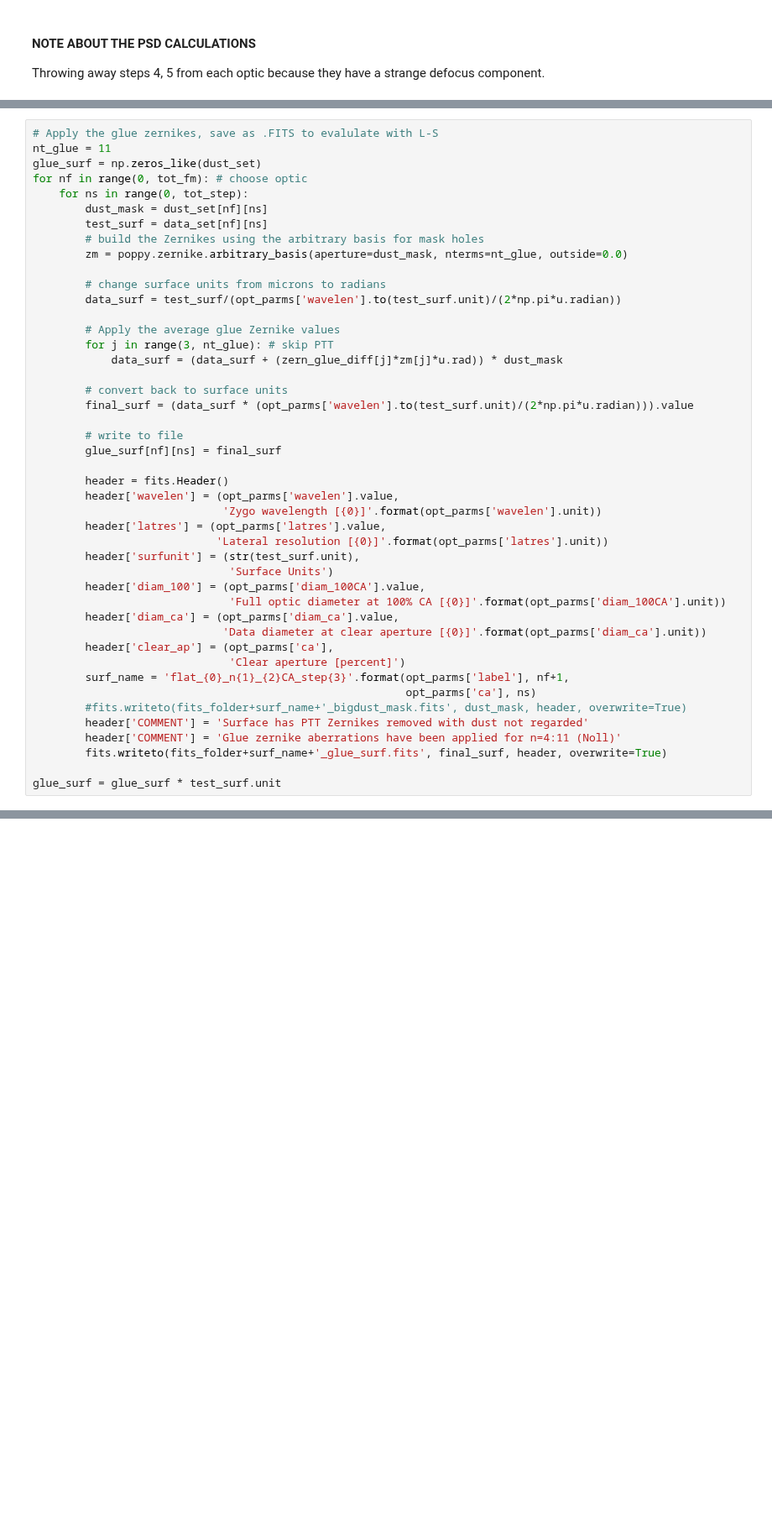
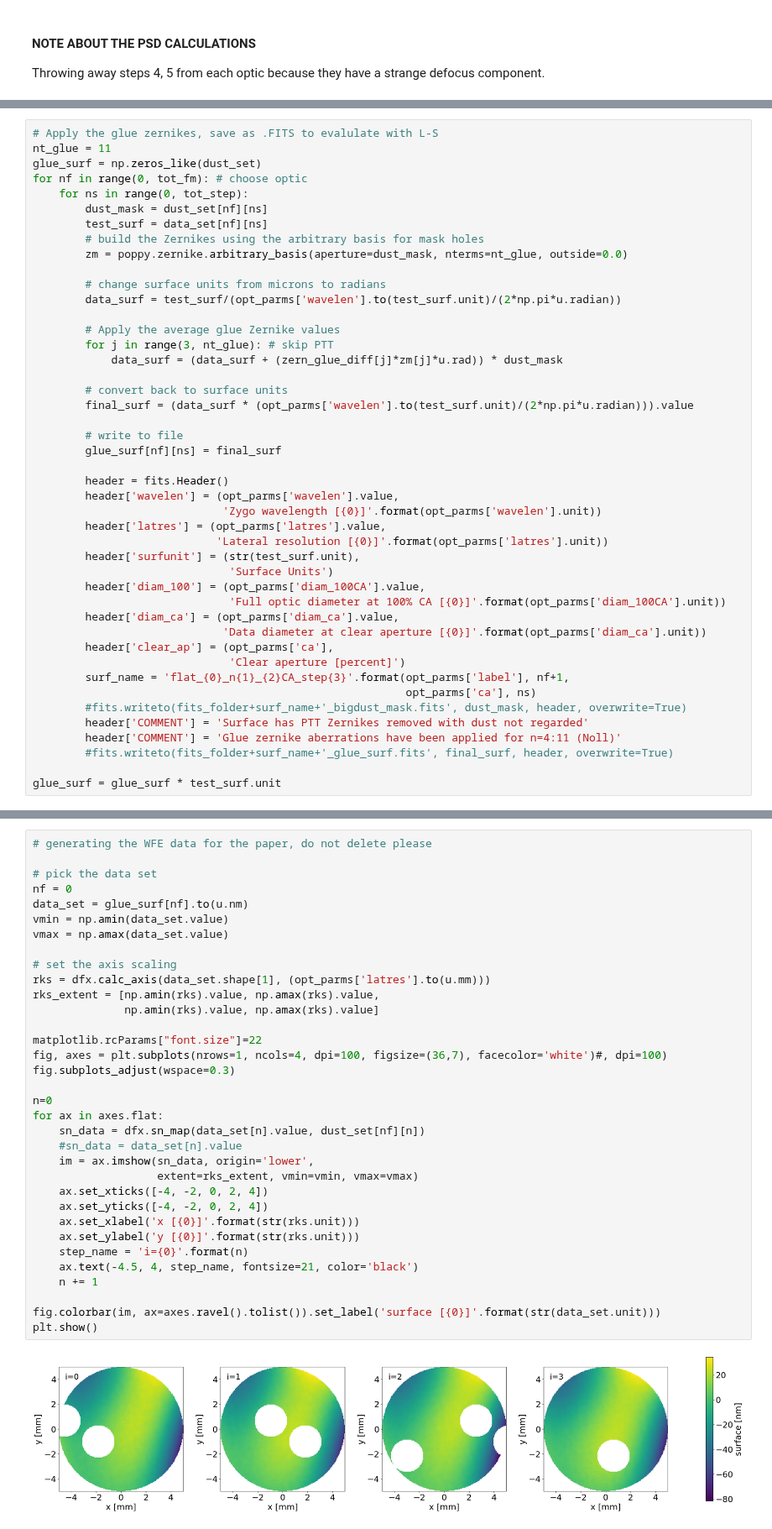
Before and after one commit to magao-x/magaox_poppy, a Jupyter notebook: PSD/zygo_data/zernike_dust_fm0p5in_addglue.ipynb, the cells around one changed output, grey strips where cells are left out. Shown at 84% size. Drawn from its saved outputs; the diff is of its cells as text; blank space fills up the shorter version.

Commit message:
clean up and consolidate zernike dust surface notebooks

```diff
--- a/PSD/zygo_data/zernike_dust_fm0p5in_addglue.ipynb
+++ b/PSD/zygo_data/zernike_dust_fm0p5in_addglue.ipynb
@@ -130,6 +130,6 @@ for nf in range(0, tot_fm): # choose optic
         #fits.writeto(fits_folder+surf_name+'_bigdust_mask.fits', dust_mask, header, overwrite=True)
         header['COMMENT'] = 'Surface has PTT Zernikes removed with dust not regarded'
         header['COMMENT'] = 'Glue zernike aberrations have been applied for n=4:11 (Noll)'
-        fits.writeto(fits_folder+surf_name+'_glue_surf.fits', final_surf, header, overwrite=True)
+        #fits.writeto(fits_folder+surf_name+'_glue_surf.fits', final_surf, header, overwrite=True)
 
 glue_surf = glue_surf * test_surf.unit
@@ -228,0 +136,36 @@ COMMENT Note: delta_k is calculated from Lomb-Scargle, not the FFT oversample.
+# %%
+# generating the WFE data for the paper, do not delete please
+
+# pick the data set
+nf = 0
+data_set = glue_surf[nf].to(u.nm)
+vmin = np.amin(data_set.value)
+vmax = np.amax(data_set.value)
+
+# set the axis scaling
+rks = dfx.calc_axis(data_set.shape[1], (opt_parms['latres'].to(u.mm)))
+rks_extent = [np.amin(rks).value, np.amax(rks).value,
+              np.amin(rks).value, np.amax(rks).value]
+
+matplotlib.rcParams["font.size"]=22
+fig, axes = plt.subplots(nrows=1, ncols=4, dpi=100, figsize=(36,7), facecolor='white')#, dpi=100)
+fig.subplots_adjust(wspace=0.3)
+
+n=0
+for ax in axes.flat:
+    sn_data = dfx.sn_map(data_set[n].value, dust_set[nf][n])
+    #sn_data = data_set[n].value
+    im = ax.imshow(sn_data, origin='lower',
+                   extent=rks_extent, vmin=vmin, vmax=vmax)
+    ax.set_xticks([-4, -2, 0, 2, 4])
+    ax.set_yticks([-4, -2, 0, 2, 4])
+    ax.set_xlabel('x [{0}]'.format(str(rks.unit)))
+    ax.set_ylabel('y [{0}]'.format(str(rks.unit)))
+    step_name = 'i={0}'.format(n)
+    ax.text(-4.5, 4, step_name, fontsize=21, color='black')
+    n += 1
+
+fig.colorbar(im, ax=axes.ravel().tolist()).set_label('surface [{0}]'.format(str(data_set.unit)))
+plt.show()
+# %% [output]
+[figure, added]
```
Also changed, not shown: parts of 6 cells of this notebook, 3 other files.
